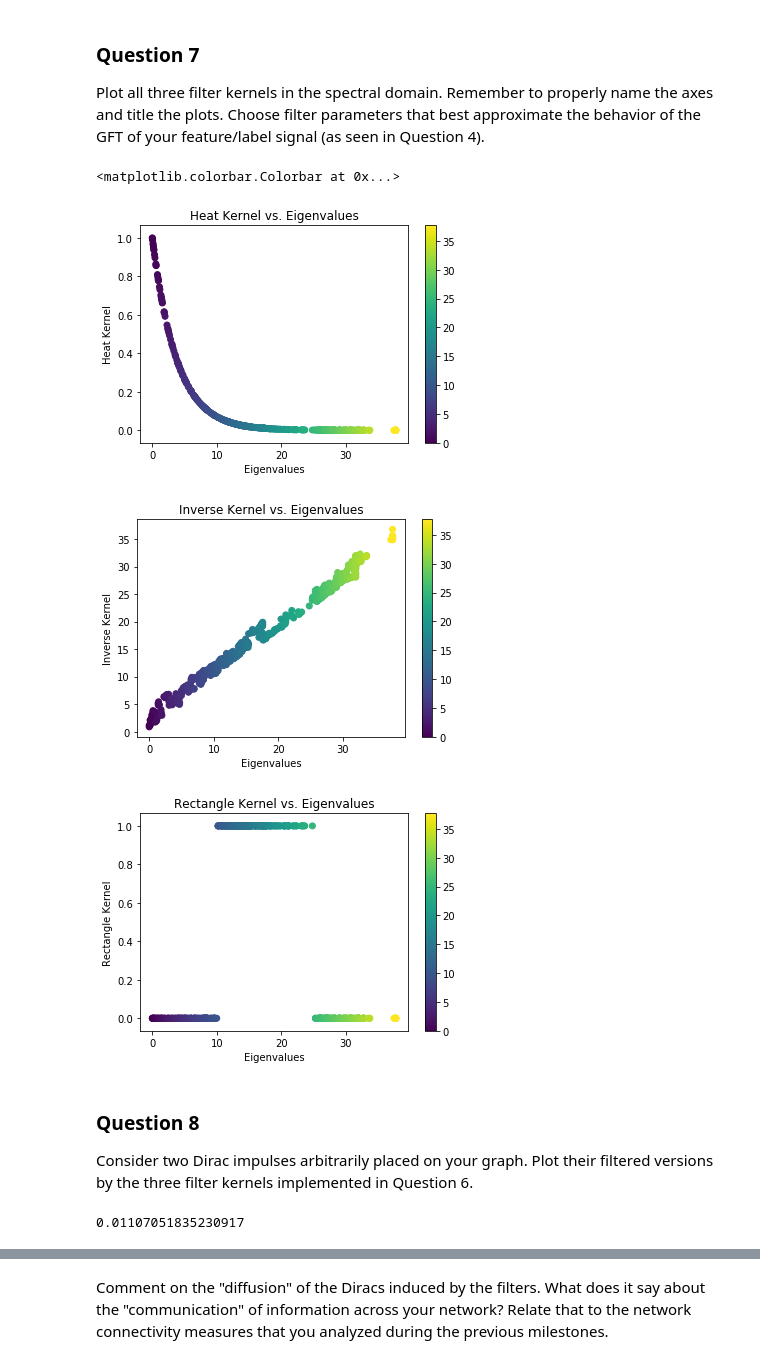
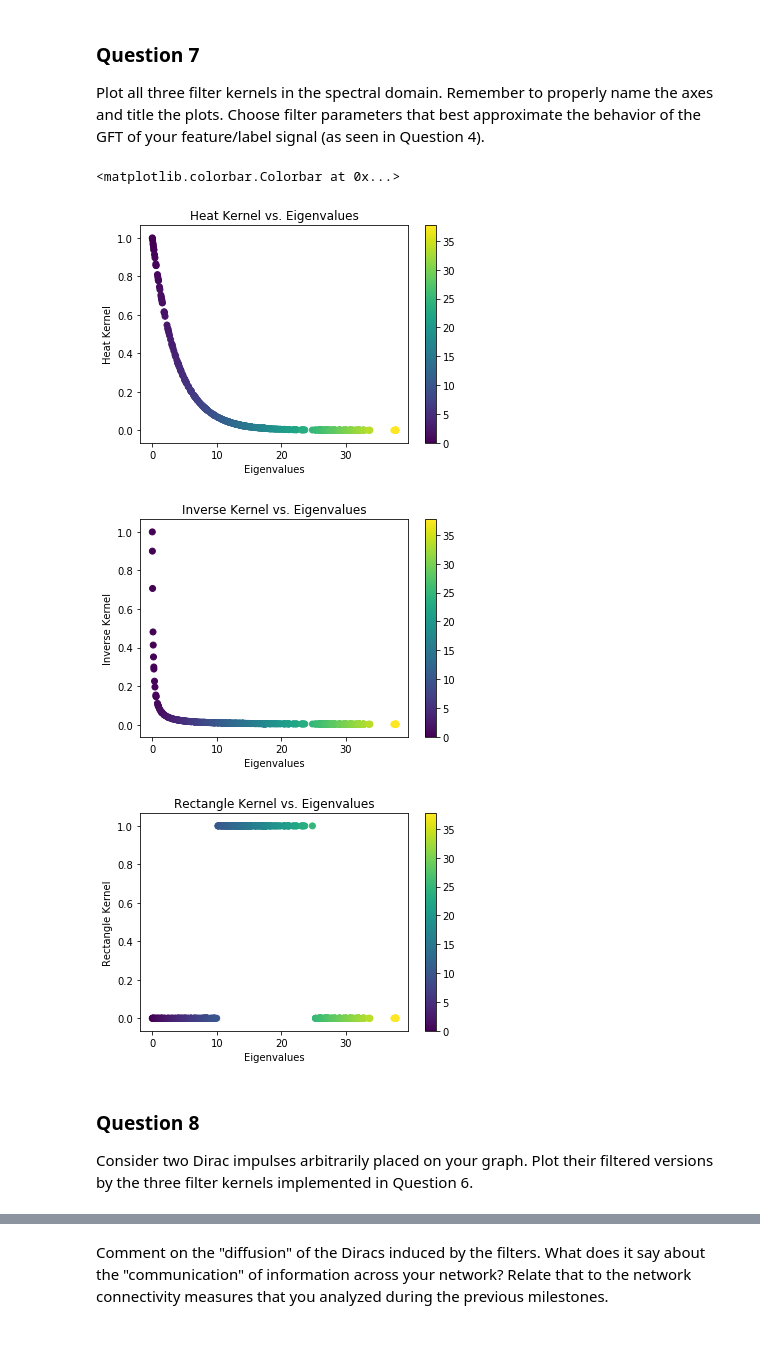
Before and after one commit to Kakavand/EPFL-antiterrorAssignment, a Jupyter notebook: John/4_graph_signal_processing.ipynb, the cells around one changed output, grey strips where cells are left out. Drawn from its saved outputs; the diff is of its cells as text; code cells hidden in the pictures.

```diff
--- a/John/4_graph_signal_processing.ipynb
+++ b/John/4_graph_signal_processing.ipynb
@@ -251,9 +253,7 @@ def heat_kernel(e, t):
     return np.exp(-t*e / max(e))
 
 def inverse_kernel(e, t):
-    """Does L represent laplacian? How can we use this in the function when it doesn't take laplacian as an argument???"""
-    """How do I interpret inverse kernel? e.g. rectangle kernel is easy and so is heat kernel, but not inverse kernel"""
-    return np.linalg.inv(np.eye(len(e)) + t*laplacian) @ e
+    return np.diag(np.linalg.inv(np.eye(len(e)) + t*np.diag(e)))
 
 def rectangle_kernel(e, l_min, l_max):
     rect_kern = np.zeros(len(e))
@@ -270,43 +270,33 @@ def graph_filter(x, kernel, **kwargs):
 
 Plot all three filter kernels in the spectral domain. Remember to properly name the axes and title the plots. Choose filter parameters that best approximate the behavior of the GFT of your feature/label signal (as seen in Question 4).
 # %%
-"""What does it mean 'Spectral Domain'? Is this the value from filter vs. eigenvalue plot?"""
 # the value of "tau" controls the 'strength' or 'severity' of the filter
-# Heat kernel is a low-pass filter on eigenvalues
 plt.figure()
 plt.scatter(e, graph_filter(e, heat_kernel, t=10), c=e)
 plt.xlabel('Eigenvalues')
 plt.ylabel('Heat Kernel')
 plt.title('Heat Kernel vs. Eigenvalues')
 plt.colorbar()
 
-# Inverse kernel is a high-pass filter on eigenvalues
 plt.figure()
-plt.scatter(e, inverse_kernel(e, t=0.01), c=e)
+plt.scatter(e, inverse_kernel(e, t=10), c=e)
 plt.xlabel('Eigenvalues')
 plt.ylabel('Inverse Kernel')
 plt.title('Inverse Kernel vs. Eigenvalues')
 plt.colorbar()
 
 plt.figure()
 plt.scatter(e, graph_filter(e, rectangle_kernel, l_min=10, l_max=25), c=e)
 plt.xlabel('Eigenvalues')
 plt.ylabel('Rectangle Kernel')
 plt.title('Rectangle Kernel vs. Eigenvalues')
 plt.colorbar()
 # %% [output]
 <matplotlib.colorbar.Colorbar at 0x...>
 [figure]
-[figure, old version]
+[figure, new version]
 [figure]
 # %% [markdown]
 ### Question 8
 
 Consider two Dirac impulses arbitrarily placed on your graph. Plot their filtered versions by the three filter kernels implemented in Question 6.
-# %%
-"""What do you mean by Dirac impulses?"""
-
-# first non-zero eigenvalue
-print(e[1])
-# %% [output]
-0.01107051835230917
```
Also changed, not shown: parts of 9 cells of this notebook, 2 other files.
